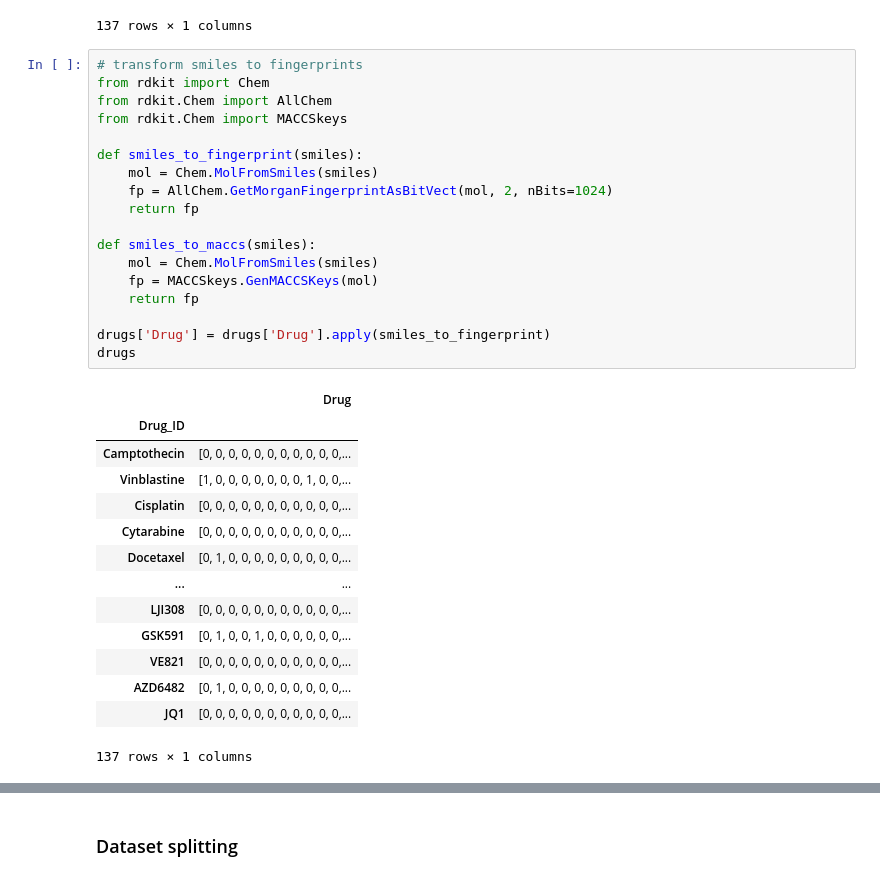
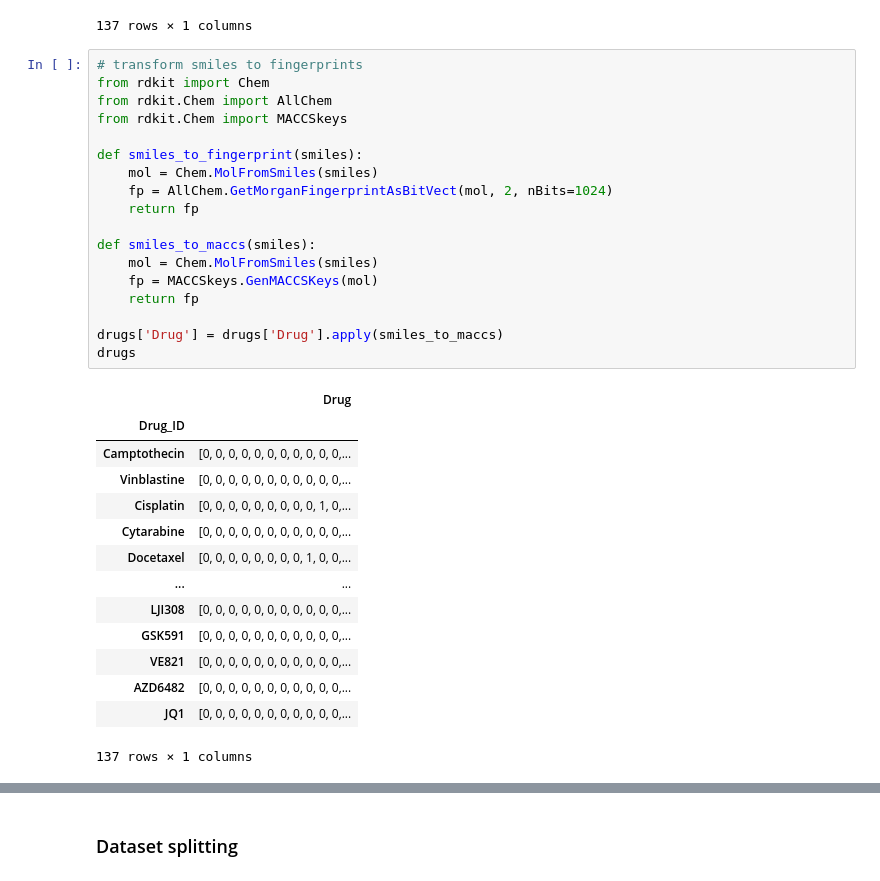
Before and after one commit to paulo-seixal/drug_sensitivity, a Jupyter notebook: baseline_ml.ipynb, the cells around one changed output, grey strips where cells are left out. Drawn from its saved outputs; the diff is of its cells as text.

```diff
--- a/baseline_ml.ipynb
+++ b/baseline_ml.ipynb
@@ -67,34 +67,34 @@ drugs
 # %%
 # transform smiles to fingerprints
 from rdkit import Chem
 from rdkit.Chem import AllChem
 from rdkit.Chem import MACCSkeys
 
 def smiles_to_fingerprint(smiles):
     mol = Chem.MolFromSmiles(smiles)
     fp = AllChem.GetMorganFingerprintAsBitVect(mol, 2, nBits=1024)
     return fp
 
 def smiles_to_maccs(smiles):
     mol = Chem.MolFromSmiles(smiles)
     fp = MACCSkeys.GenMACCSKeys(mol)
     return fp
 
-drugs['Drug'] = drugs['Drug'].apply(smiles_to_fingerprint)
+drugs['Drug'] = drugs['Drug'].apply(smiles_to_maccs)
 drugs
 # %% [output]
 |  | Drug |
 | Drug_ID |  |
 | Camptothecin | [0, 0, 0, 0, 0, 0, 0, 0, 0, 0, 0,... |
-| Vinblastine | [1, 0, 0, 0, 0, 0, 0, 0, 1, 0, 0,... |
-| Cisplatin | [0, 0, 0, 0, 0, 0, 0, 0, 0, 0, 0,... |
+| Vinblastine | [0, 0, 0, 0, 0, 0, 0, 0, 0, 0, 0,... |
+| Cisplatin | [0, 0, 0, 0, 0, 0, 0, 0, 0, 1, 0,... |
 | Cytarabine | [0, 0, 0, 0, 0, 0, 0, 0, 0, 0, 0,... |
-| Docetaxel | [0, 1, 0, 0, 0, 0, 0, 0, 0, 0, 0,... |
+| Docetaxel | [0, 0, 0, 0, 0, 0, 0, 0, 1, 0, 0,... |
 | ... | ... |
 | LJI308 | [0, 0, 0, 0, 0, 0, 0, 0, 0, 0, 0,... |
-| GSK591 | [0, 1, 0, 0, 1, 0, 0, 0, 0, 0, 0,... |
+| GSK591 | [0, 0, 0, 0, 0, 0, 0, 0, 0, 0, 0,... |
 | VE821 | [0, 0, 0, 0, 0, 0, 0, 0, 0, 0, 0,... |
-| AZD6482 | [0, 1, 0, 0, 0, 0, 0, 0, 0, 0, 0,... |
+| AZD6482 | [0, 0, 0, 0, 0, 0, 0, 0, 0, 0, 0,... |
 | JQ1 | [0, 0, 0, 0, 0, 0, 0, 0, 0, 0, 0,... |
 137 rows × 1 columns
 # %%
```
Also changed, not shown: parts of 11 cells of this notebook.
